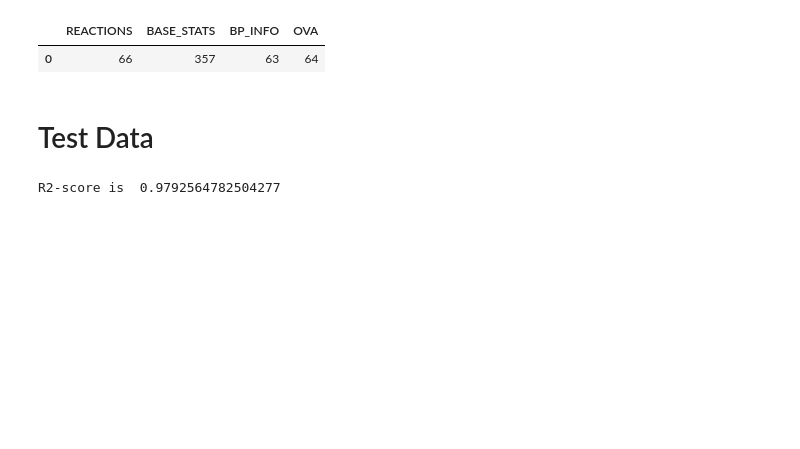
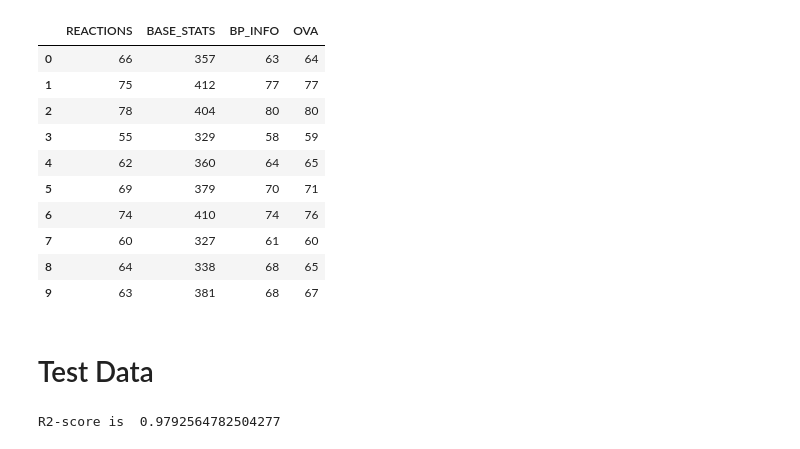
Before and after one commit to jeaend/FIFA_21_Prediction_Model, a Jupyter notebook: 3_test_data.ipynb, the cells around one changed output. Cells and saved outputs as stored; diff of their text form; code cells hidden in the pictures; blank space fills up the shorter version.

```diff
--- a/3_test_data.ipynb
+++ b/3_test_data.ipynb
@@ -10,11 +10,19 @@ pd.options.display.max_columns = None
 # %%
 data = pd.read_csv('fifa21_train.csv')
 data = clean_data.clean_fifa_data(data)
-data = data[['REACTIONS','BASE_STATS', 'BP_INFO','OVA']]
-#data.head(1)
+data.head(10)
 # %% [output]
 |  | REACTIONS | BASE_STATS | BP_INFO | OVA |
 | 0 | 66 | 357 | 63 | 64 |
+| 1 | 75 | 412 | 77 | 77 |
+| 2 | 78 | 404 | 80 | 80 |
+| 3 | 55 | 329 | 58 | 59 |
+| 4 | 62 | 360 | 64 | 65 |
+| 5 | 69 | 379 | 70 | 71 |
+| 6 | 74 | 410 | 74 | 76 |
+| 7 | 60 | 327 | 61 | 60 |
+| 8 | 64 | 338 | 68 | 65 |
+| 9 | 63 | 381 | 68 | 67 |
 # %%
 y = data['OVA']
 # set X to all columns, minus the target
```
Also changed, not shown: 2 other files.
